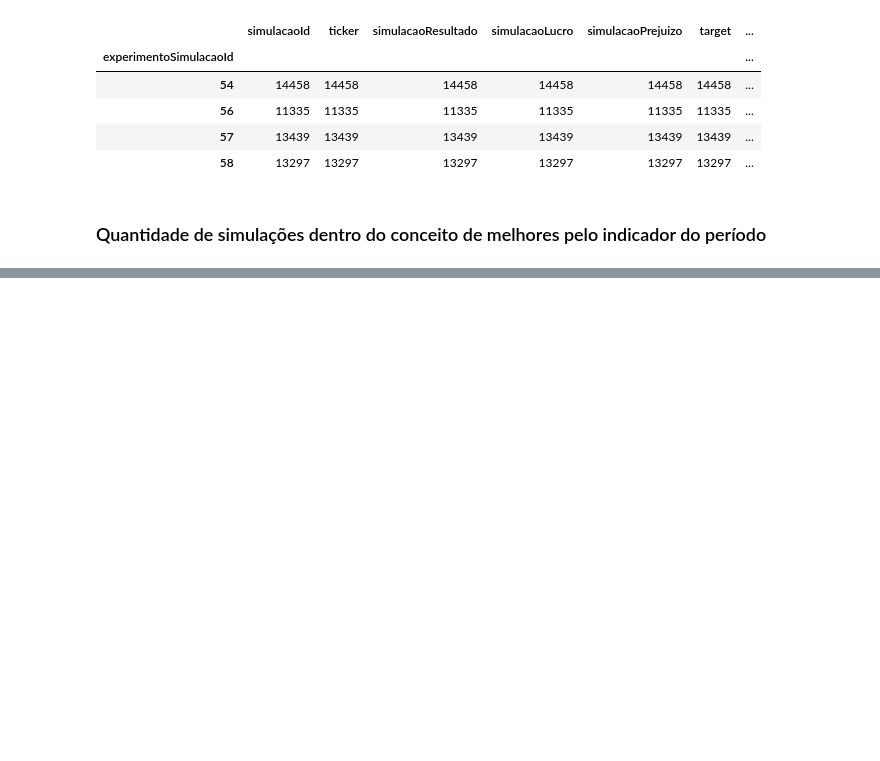
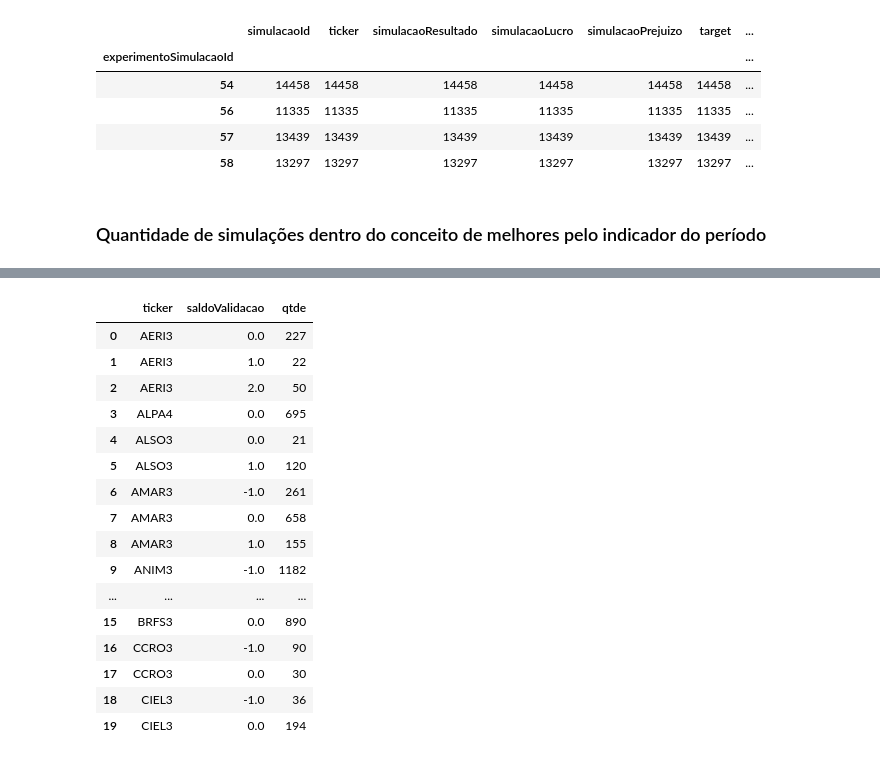
Before and after one commit to paulofor/Jupyter-Espaco01, a Jupyter notebook: Validador/Entendendo a Validação.ipynb, the cells around one changed output, grey strips where cells are left out. Saved outputs shown, nothing was run; the diff lists cells and outputs as text; code cells hidden in the pictures; blank space fills up the shorter version.

```diff
--- a/Validador/Entendendo a Validação.ipynb
+++ b/Validador/Entendendo a Validação.ipynb
@@ -82,0 +148,20 @@ dfTotais.plot(kind='pie', y = 'percentual', autopct='%1.1f%%',
+# %%
+dfTicker.head(20)
+# %% [output]
+|  | ticker | saldoValidacao | qtde |
+| 0 | AERI3 | 0.0 | 227 |
+| 1 | AERI3 | 1.0 | 22 |
+| 2 | AERI3 | 2.0 | 50 |
+| 3 | ALPA4 | 0.0 | 695 |
+| 4 | ALSO3 | 0.0 | 21 |
+| 5 | ALSO3 | 1.0 | 120 |
+| 6 | AMAR3 | -1.0 | 261 |
+| 7 | AMAR3 | 0.0 | 658 |
+| 8 | AMAR3 | 1.0 | 155 |
+| 9 | ANIM3 | -1.0 | 1182 |
+| ... | ... | ... | ... |
+| 15 | BRFS3 | 0.0 | 890 |
+| 16 | CCRO3 | -1.0 | 90 |
+| 17 | CCRO3 | 0.0 | 30 |
+| 18 | CIEL3 | -1.0 | 36 |
+| 19 | CIEL3 | 0.0 | 194 |
```
Also changed, not shown: parts of 16 cells of this notebook, 1 other file.
